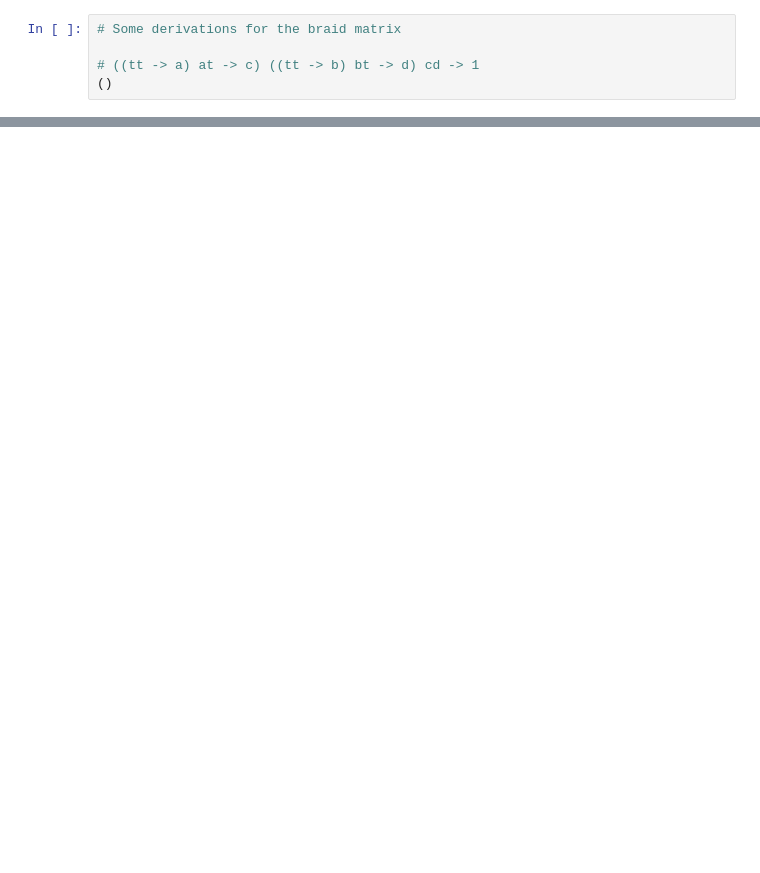
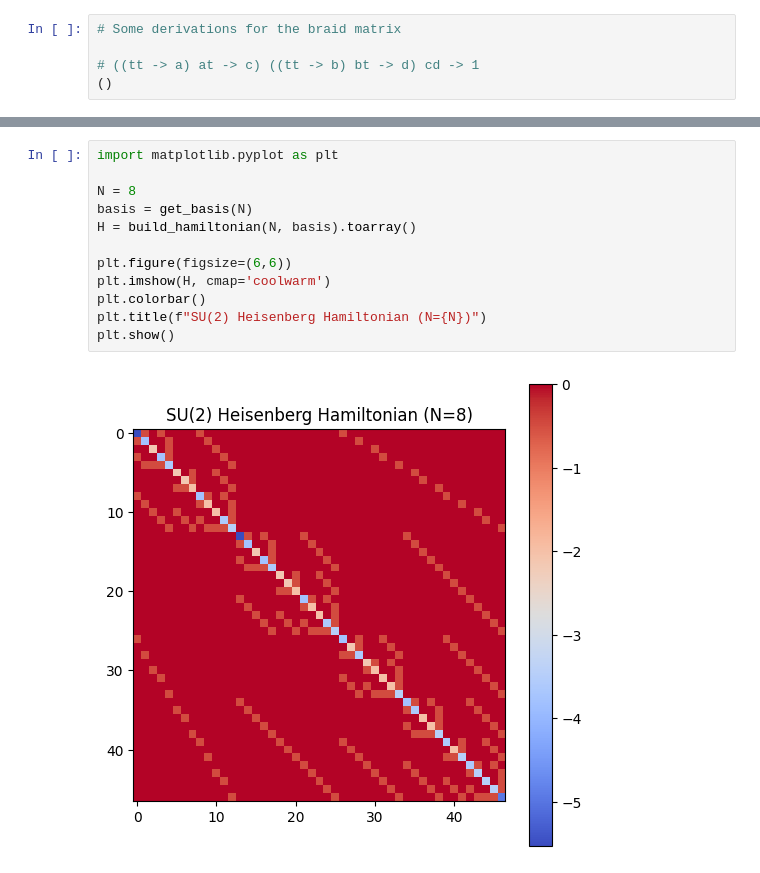
Before and after one commit to jkr11/bachelors-thesis, a Jupyter notebook: experiments/chain.ipynb, the cells around one changed output, grey strips where cells are left out. Drawn from its saved outputs; the diff is of its cells as text; blank space fills up the shorter version.

```diff
--- a/experiments/chain.ipynb
+++ b/experiments/chain.ipynb
@@ -76,0 +79,14 @@ plt.savefig('convergence_plot.png')
+# %%
+import matplotlib.pyplot as plt
+
+N = 8
+basis = get_basis(N)
+H = build_hamiltonian(N, basis).toarray()
+
+plt.figure(figsize=(6,6))
+plt.imshow(H, cmap='coolwarm')
+plt.colorbar()
+plt.title(f"SU(2) Heisenberg Hamiltonian (N={N})")
+plt.show()
+# %% [output]
+[figure, added]
```
Also changed, not shown: parts of 5 cells of this notebook, 8 other files.
